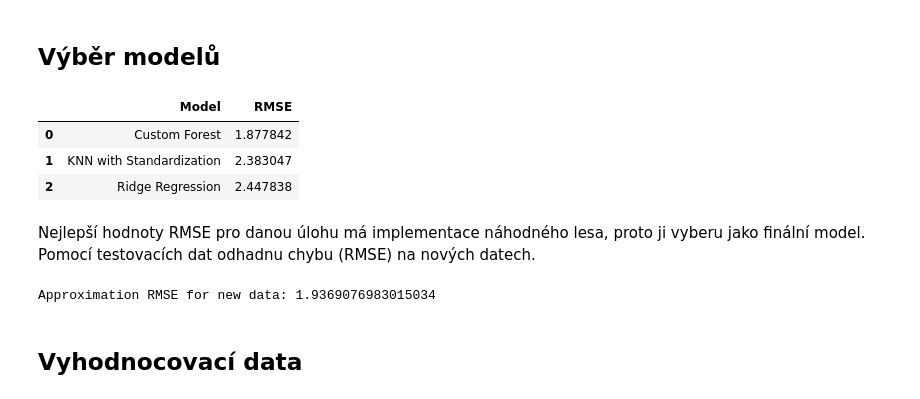
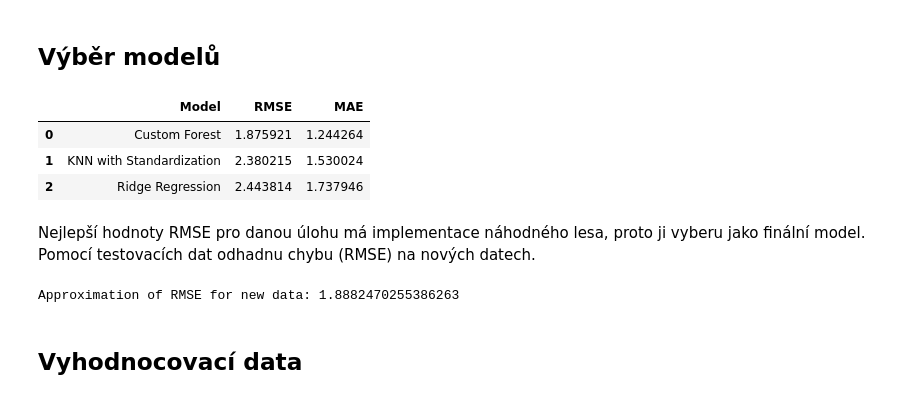
Before and after one commit to andyska09/Machine-Learning-Homework, a Jupyter notebook: 02/solution.ipynb, the cells around one changed output. Cells and saved outputs as stored; diff of their text form; code cells hidden in the pictures.

Commit message:
hw02: added comments, fixed imputing by mean

```diff
--- a/02/solution.ipynb
+++ b/02/solution.ipynb
@@ -440,11 +424,7 @@ class CustomRandomForest:
         return y_predicted
 # %%
 def pipeline_tree(train_df, val_df, test_df, scaler=StandardScaler()):
-    datasets = [train_df, val_df, test_df]
-    for i in range(len(datasets)):
-        if(not datasets[i].empty):
-            datasets[i] = preprocess_data(datasets[i], ['Country'], False)
-    train_df, val_df, test_df = datasets
+    train_df, val_df, test_df = preprocess_data(train_df, val_df, test_df, ['Country'], False)
     return train_df, val_df, test_df
 # %%
 def train_model(param_grid, Xtrain, ytrain, Xval, yval, model_type, random_state=None):
@@ -469,7 +448,6 @@ def train_model(param_grid, Xtrain, ytrain, Xval, yval, model_type, random_state
         best_model = model_type(**best_params, random_state= rd_seed).fit(Xtrain, ytrain)
     return best_model
 # %%
-Xtrain, ytrain, Xval, yval, Xtest, ytest = splitData(forest_data, 'Life expectancy')
 Xtrain_t, Xval_t, Xtest_t = pipeline_tree(Xtrain, Xval, Xtest)
 # %%
 param_grid = {
@@ -505,14 +472,9 @@ Jako třetí model zvolím KNN pro regresi. Je třeba vyzkoušet možné normali
 # %%
 def pipeline_KNN(train_df, val_df, test_df, scaler=StandardScaler()):
-    datasets = [train_df, val_df, test_df]
-    for i in range(len(datasets)):
-        datasets[i] = preprocess_data(datasets[i], ['Country'], True)
-    train_df, val_df, test_df = datasets
+    train_df, val_df, test_df = preprocess_data(train_df, val_df, test_df, ['Country'], True)
     train_df, val_df, test_df = scale_data(train_df, val_df, test_df, scaler)
     return train_df, val_df, test_df
 # %%
-Xtrain, ytrain, Xval, yval, Xtest, ytest = splitData(forest_data, 'Life expectancy')
-
 Xtrain_sk, Xval_sk, Xtest_sk = pipeline_KNN(Xtrain, Xval, Xtest, StandardScaler())
 Xtrain_mk, Xval_mk, Xtest_mk = pipeline_KNN(Xtrain, Xval, Xtest, MinMaxScaler())
 # %%
@@ -540,23 +502,23 @@ Lepší RMSE má verze se standardizací.
 ## Výběr modelů
 # %%
 model_RMSE = []
-model_RMSE.append(['Custom Forest', np.sqrt(mean_squared_error(yval, custom_forest.predict(Xval_t)))])
-model_RMSE.append(['KNN with Standardization', np.sqrt(mean_squared_error(yval, KNN_standard.predict(Xval_sk)))])
-model_RMSE.append(['Ridge Regression', np.sqrt(mean_squared_error(yval, clf_opt_ridge.predict(Xval_sc)))])
+model_RMSE.append(['Custom Forest', np.sqrt(mean_squared_error(yval, custom_forest.predict(Xval_t))), mean_absolute_error(yval,custom_forest.predict(Xval_t))])
+model_RMSE.append(['KNN with Standardization', np.sqrt(mean_squared_error(yval, KNN_standard.predict(Xval_sk))), mean_absolute_error(yval,KNN_standard.predict(Xval_sk))])
+model_RMSE.append(['Ridge Regression', np.sqrt(mean_squared_error(yval, clf_opt_ridge.predict(Xval_sc))), mean_absolute_error(yval, clf_opt_ridge.predict(Xval_sc))])
 
-model_RMSE_df = pd.DataFrame(model_RMSE, columns=['Model', 'RMSE'])
+model_RMSE_df = pd.DataFrame(model_RMSE, columns=['Model', 'RMSE', 'MAE'])
 display(model_RMSE_df)
 # %% [output]
-|  | Model | RMSE |
-| 0 | Custom Forest | 1.877842 |
-| 1 | KNN with Standardization | 2.383047 |
-| 2 | Ridge Regression | 2.447838 |
+|  | Model | RMSE | MAE |
+| 0 | Custom Forest | 1.875921 | 1.244264 |
+| 1 | KNN with Standardization | 2.380215 | 1.530024 |
+| 2 | Ridge Regression | 2.443814 | 1.737946 |
 # %% [markdown]
 Nejlepší hodnoty RMSE pro danou úlohu má implementace náhodného lesa, proto ji vyberu jako finální model. Pomocí testovacích dat odhadnu chybu (RMSE) na nových datech.
 # %%
-print(f'Approximation RMSE for new data: {np.sqrt(mean_squared_error(ytest, custom_forest.predict(Xtest_t)))}')
+print(f'Approximation of RMSE for new data: {np.sqrt(mean_squared_error(ytest, custom_forest.predict(Xtest_t)))}')
 # %% [output]
-Approximation RMSE for new data: 1.9369076983015034
+Approximation of RMSE for new data: 1.8882470255386263
 # %% [markdown]
 ## Vyhodnocovací data
 # %%
```
Also changed, not shown: parts of 33 cells of this notebook.
